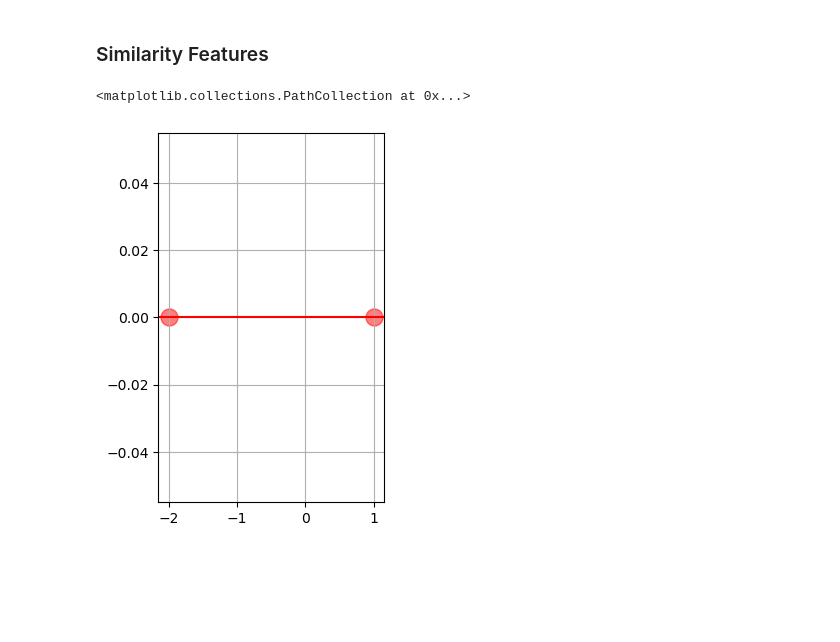
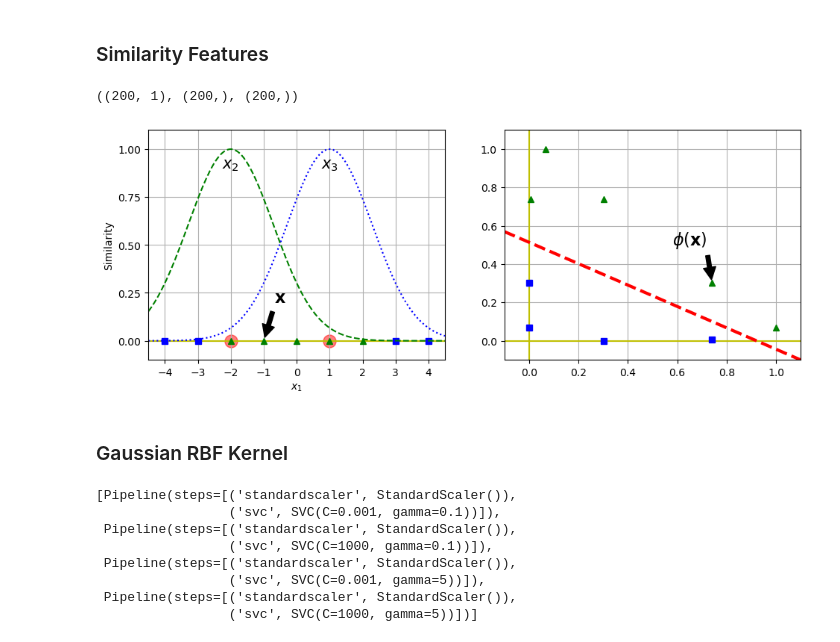
Before and after one commit to w-alkao/ml, a Jupyter notebook: Support_Vector_Machines.ipynb, the cells around one changed output. Drawn from its saved outputs; the diff is of its cells as text; code cells hidden in the pictures; blank space fills up the shorter version.

Commit message:
Gaussian RBF Kernel

```diff
--- a/Support_Vector_Machines.ipynb
+++ b/Support_Vector_Machines.ipynb
@@ -262,7 +262,7 @@ plt.grid()
 # %% [markdown]
 ### Nonlinear SVM Classification
 # %%
-A = np.linspace(-4, 4, 9).reshape(-1, 1)
-B = np.c_[A, A**2]
+X1D = np.linspace(-4, 4, 9).reshape(-1, 1)
+X2D = np.c_[X1D, X1D**2]
 y = np.array([0, 0, 1, 1, 1, 1, 1, 0, 0])
 # %%
@@ -425,17 +434,63 @@ def gaussian_rbf(x, landmark, gamma):
     return np.exp(-gamma * np.linalg.norm(x - landmark, axis=1)**2)
 # %%
 x1s = np.linspace(-4.5, 4.5, 200).reshape(-1, 1)
-x2s = gaussian_rbf(A, -2, gamma)
-x3s = gaussian_rbf(A, 1, gamma)
+x2s = gaussian_rbf(x1s, -2, gamma)
+x3s = gaussian_rbf(x1s, 1, gamma)
 
-XK = np.c_[gaussian_rbf(A, -2, gamma), gaussian_rbf(A, 1, gamma)]
+XK = np.c_[gaussian_rbf(X1D, -2, gamma), gaussian_rbf(X1D, 1, gamma)]
 yk = np.array([0, 0, 1, 1, 1, 1, 1, 0, 0])
+# %%
+x1s.shape, x2s.shape, x3s.shape
+# %% [output]
+((200, 1), (200,), (200,))
 # %%
+plt.figure(figsize=(10, 4))
+
 plt.subplot(121)
 plt.grid()
-plt.axhline(y=0, color='r')
+plt.axhline(y=0, color='y')
 plt.scatter(x=[-2, 1], y=[0, 0], s=150, alpha=0.5, c='red')
-plt.plot(A[:, 0][])
+plt.plot(X1D[:, 0][yk==0], np.zeros(4), "bs")
+plt.plot(X1D[:, 0][yk==1], np.zeros(5), "g^")
+plt.xlabel("$x_1$")
+plt.ylabel("Similarity")
+plt.plot(x1s, x2s, "g--")
+plt.plot(x1s, x3s, "b:")
+plt.gca().get_yaxis().set_ticks([0, 0.25, 0.5, 0.75, 1])
+plt.annotate(
+    r'$\mathbf{x}$',
+    xy=(X1D[3, 0], 0),
+    xytext=(-0.5, 0.20),
+    ha="center",
+    arrowprops=dict(facecolor='black', shrink=0.1),
+    fontsize=16
+)
+plt.text(-2, 0.9, "$x_2$", ha="center", fontsize=15)
+plt.text(1, 0.9, "$x_3$", ha="center", fontsize=15)
+plt.axis([-4.5, 4.5, -0.1, 1.1])
+
+
+plt.subplot(122)
+plt.grid()
+plt.axhline(y=0, color="y")
+plt.axvline(x=0, color="y")
+plt.plot(XK[:, 0][yk==0], XK[:, 1][yk==0], "bs")
+plt.plot(XK[:, 0][yk==1], XK[:, 1][yk==1], "g^")
+plt.axis([-0.2, 1.2, -0.2, 1.2])
+plt.annotate(
+    r'$\phi\left(\mathbf{x}\right)$',
+    xy=(XK[3, 0], XK[3, 1]),
+    xytext=(0.65, 0.50),
+    ha="center",
+    arrowprops=dict(facecolor="black", shrink=0.1),
+    fontsize=16,
+)
+
+plt.plot([-0.1, 1.1], [0.57, -0.1], "r--", linewidth=3)
+plt.axis([-0.1, 1.1, -0.1, 1.1])
+
+plt.subplots_adjust(right=1)
 # %% [output]
-<matplotlib.collections.PathCollection at 0x...>
-[figure, old version]
+[figure, new version]
+# %% [markdown]
+### Gaussian RBF Kernel
@@ -441,0 +510,11 @@ plt.plot(A[:, 0][])
+# %%
+svm_clfs
+# %% [output]
+[Pipeline(steps=[('standardscaler', StandardScaler()),
+                 ('svc', SVC(C=0.001, gamma=0.1))]),
+ Pipeline(steps=[('standardscaler', StandardScaler()),
+                 ('svc', SVC(C=1000, gamma=0.1))]),
+ Pipeline(steps=[('standardscaler', StandardScaler()),
+                 ('svc', SVC(C=0.001, gamma=5))]),
+ Pipeline(steps=[('standardscaler', StandardScaler()),
+                 ('svc', SVC(C=1000, gamma=5))])]
```
Also changed, not shown: parts of 5 cells of this notebook.
